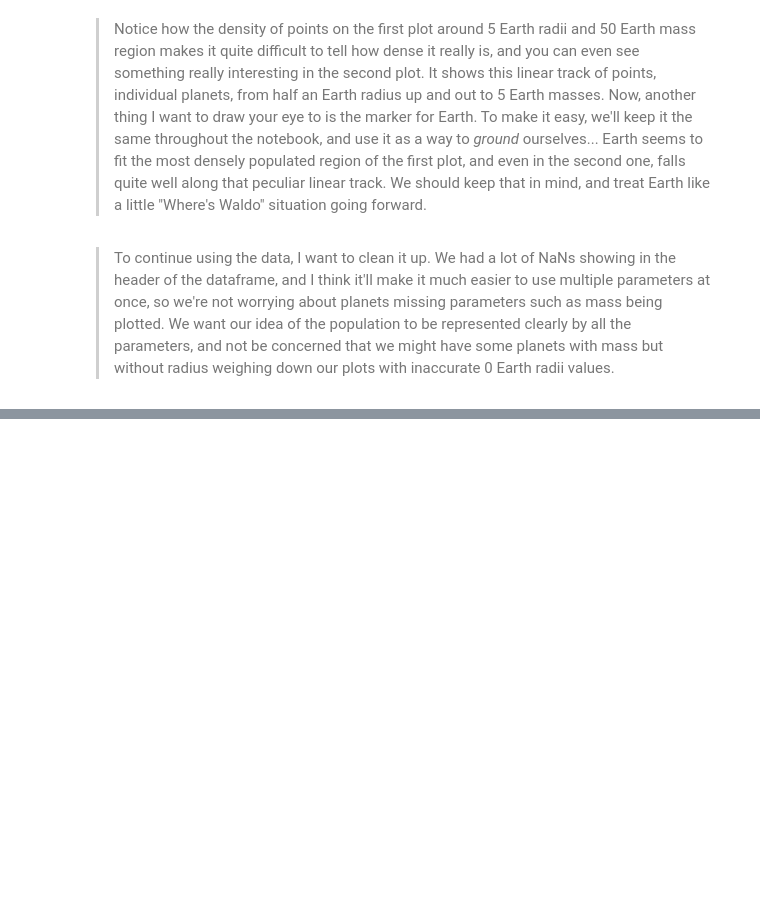
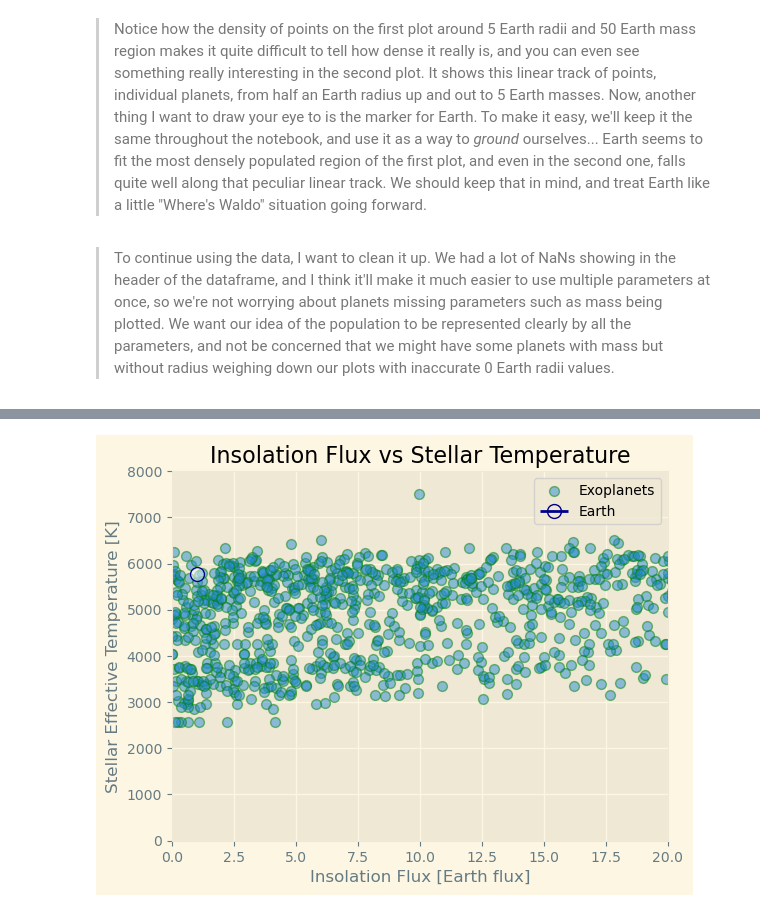
Before and after one commit to nirihs/Exo_Pop_Project, a Jupyter notebook: final_project.ipynb, the cells around one changed output, grey strips where cells are left out. Drawn from its saved outputs; the diff is of its cells as text; code cells hidden in the pictures; blank space fills up the shorter version.

```diff
--- a/final_project.ipynb
+++ b/final_project.ipynb
@@ -218,0 +151,10 @@ plt.legend()
+# %%
+ax = exo_data.plot.scatter(x='Insolation Flux [Earth flux]', y='Stellar Effective Temperature [K]', alpha=0.5, s=50, xlim=(0,20), ylim=(-1,8000), edgecolor='green', label='Exoplanets')
+ax.plot(1, 5780, marker='o', color='white', alpha=0.5, markersize=10)
+ax.plot(1, 5780, marker='o', color='darkblue', markersize=10, markerfacecolor='none', label='Earth')
+ax.set_title('Insolation Flux vs Stellar Temperature')
+ax.legend()
+plt.savefig('flux_temp.png')
+plt.show()
+# %% [output]
+[figure, added]
```
Also changed, not shown: parts of 50 cells of this notebook, 4 other files.
